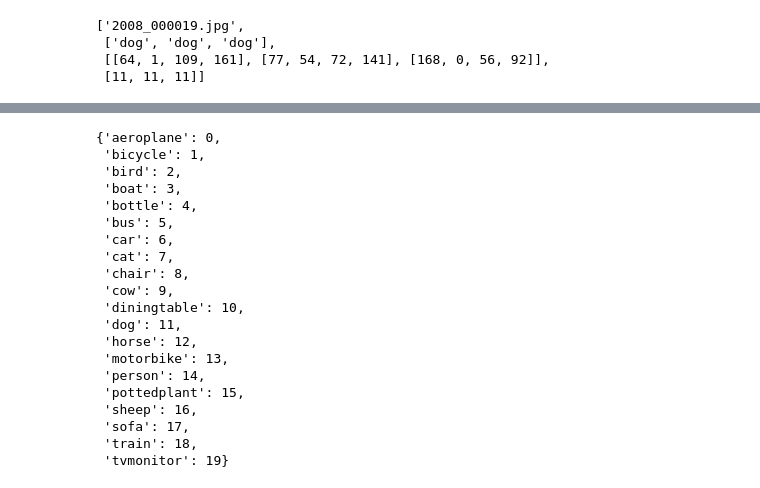
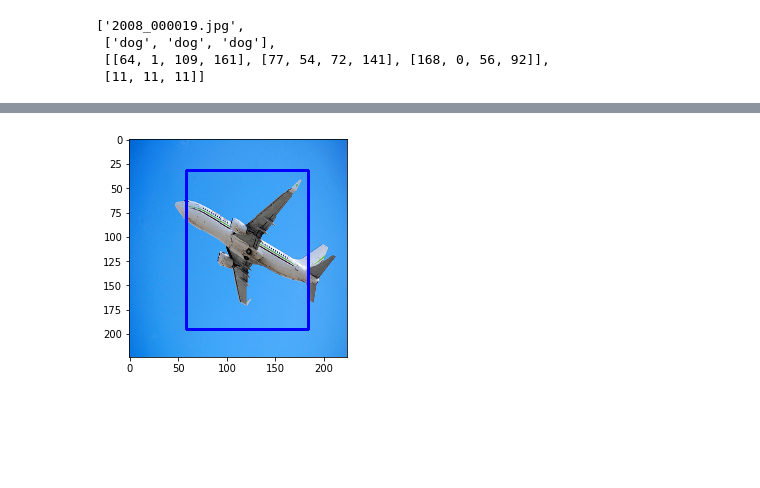
Before and after one commit to MrParosk/ml_playground, a Jupyter notebook: computer_vision/object_detection/yolo_v1.ipynb, the cells around one changed output, grey strips where cells are left out. Saved outputs shown, nothing was run; the diff lists cells and outputs as text; code cells hidden in the pictures; blank space fills up the shorter version.

```diff
--- a/computer_vision/object_detection/yolo_v1.ipynb
+++ b/computer_vision/object_detection/yolo_v1.ipynb
@@ -360,23 +353,0 @@ cv2.destroyAllWindows()
-# %%
-id_cat
-# %% [output]
-{'aeroplane': 0,
- 'bicycle': 1,
- 'bird': 2,
- 'boat': 3,
- 'bottle': 4,
- 'bus': 5,
- 'car': 6,
- 'cat': 7,
- 'chair': 8,
- 'cow': 9,
- 'diningtable': 10,
- 'dog': 11,
- 'horse': 12,
- 'motorbike': 13,
- 'person': 14,
- 'pottedplant': 15,
- 'sheep': 16,
- 'sofa': 17,
- 'train': 18,
- 'tvmonitor': 19}
@@ -446,3 +353,0 @@ predicted_bb
-# %%
-iou = 0.4
-iou < 0.5
@@ -497,13 +379,29 @@ def get_iou(a, b, epsilon=1e-5):
+# %%
+def non_max_suppression(output_bb):
+    filtered_bb = []
+
+    while len(output_bb) != 0:
+        best_bb = output_bb.pop(0)
+        filtered_bb.append(best_bb)
+
+        remove_items = []
+        for j in range(len(output_bb)):
+            if calc_iou(best_bb[3:], output_bb[j][3:]) > 0.5:
+                remove_items.append(output_bb[j])
+
+        output_bb = [bb for bb in output_bb if bb not in remove_items]
+
+    return filtered_bb
+# %%
+filtered_bb = non_max_suppression(output_bb)
 # %%
-img_file = dataset.file_list[0]
+img_file = dataset.file_list[index]
 img_str = path + img_file
 
-target_size = 224
-img = cv2.imread(img_str, cv2.IMREAD_UNCHANGED)
-img = cv2.resize(img, (target_size, target_size))
-
-img = draw_boxes(predicted_bb[0:2][2:], img)
-cv2.imshow("img", img)
-cv2.waitKey(0)
-cv2.destroyAllWindows()
+img = read_img(img_str, target_size)
+img = draw_boxes(img, [bb[3:] for bb in filtered_bb])
+plt.imshow(img)
+plt.show()
+# %% [output]
+[figure, added]
 # %%
```
Also changed, not shown: parts of 29 cells of this notebook.
